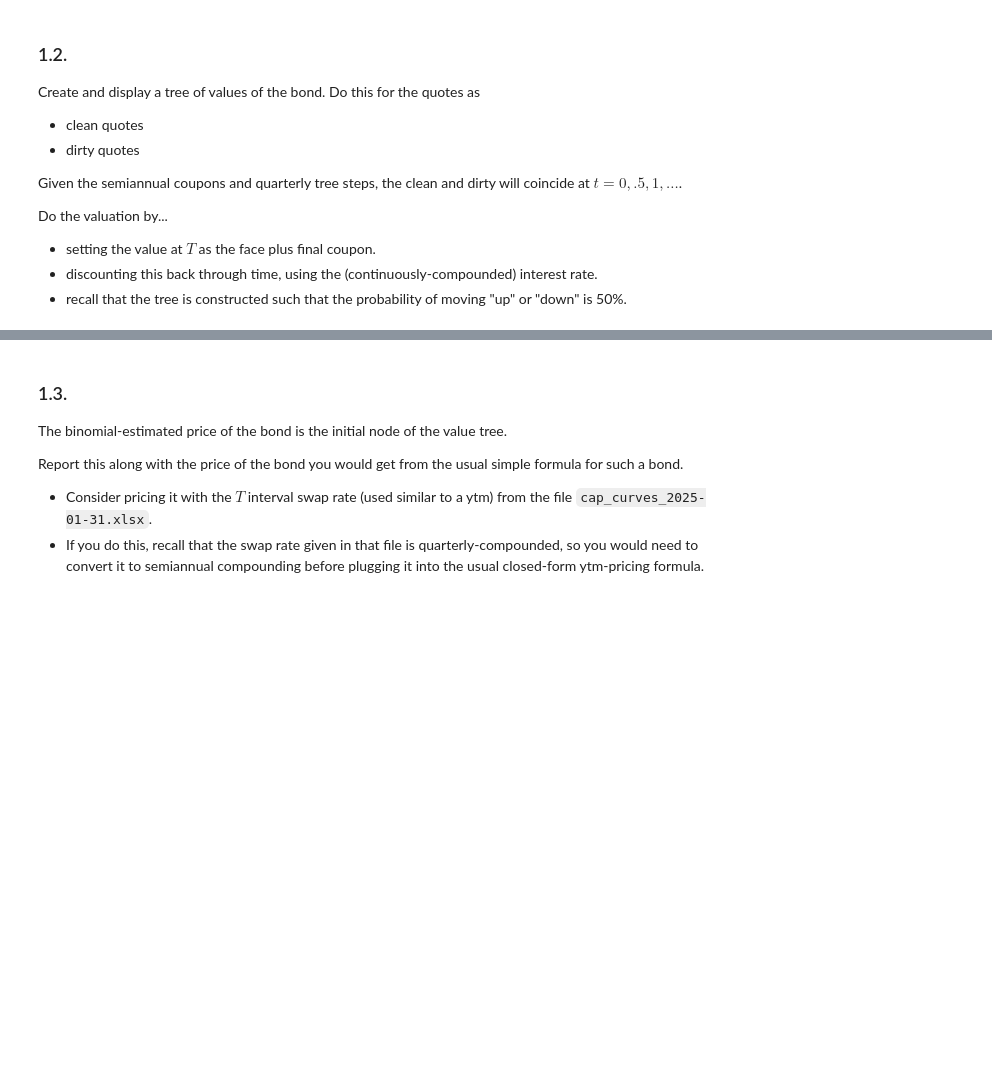
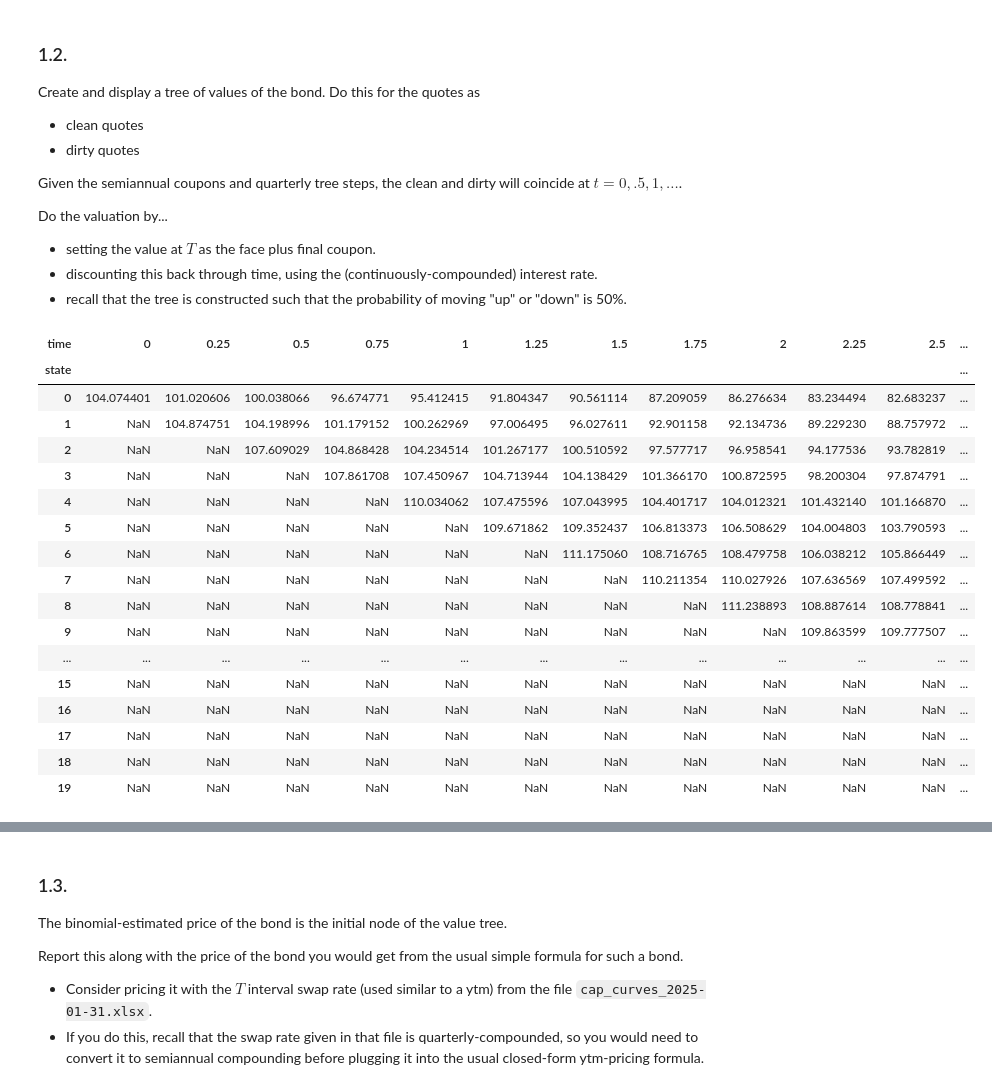
Before and after one commit to vinnyyx/finm-fiderivs-2025, a Jupyter notebook: homework/Homework 4.ipynb, the cells around one changed output, grey strips where cells are left out. Saved outputs shown, nothing was run; the diff lists cells and outputs as text; code cells hidden in the pictures; blank space fills up the shorter version.

```diff
--- a/homework/Homework 4.ipynb
+++ b/homework/Homework 4.ipynb
@@ -70,3 +71,16 @@ Note that this is essentially the hypothetical bond priced in HW 1.
 Create and display a tree of cashflows from the bond, corresponding to each node of the tree (state and time) seen in the interest rate tree.
 
 Note that the cashflows do not depend on the interest rates. Thus, report the cashflows at the time (in the column) they are actually paid out. The final payoff (face plus coupon) occurs at $T$, which is beyond the interest rate tree. You are welcome to add a column for $T$ or to consider this payoff separately and leave it out of the tree.
+# %%
+cf_df = pd.DataFrame({0: [0]})
+
+for i in range(1, 21):
+    if i == 20:
+        payout = 100 + 2.205
+    elif i % 2 == 0:
+        payout = 2.205
+    else:
+        payout = 0
+    cf_df[i / 4] = [payout]
+
+cf_df
@@ -83,3 +101,53 @@ Do the valuation by...
 * setting the value at $T$ as the face plus final coupon.
 * discounting this back through time, using the (continuously-compounded) interest rate.
 * recall that the tree is constructed such that the probability of moving "up" or "down" is 50%.
+# %%
+def price_vanilla_bond(ratetree, cpn_rate, face=100, freq=2, clean=True):
+    cpn = cpn_rate * face / freq
+    disc_tree = np.exp(ratetree / 4) # discount tree
+    val_tree = ratetree.copy()
+
+
+    for i in range(19, -1, -1):
+        time = i / 4
+        if i == 19:
+            val_tree[time] = (face + cpn) / disc_tree[time]
+            continue
+
+        avg_series = val_tree[time + 0.25].rolling(window=2).mean()
+        avg_series = avg_series.shift(-1)
+
+        if i % 2 == 0:
+            val_tree[time] = cpn + avg_series / disc_tree[time]
+        else:
+            val_tree[time] = avg_series / disc_tree[time]
+
+
+    if not clean: # add accrued interest
+        for t in range(1, 21, 2):
+            ti = t / 4
+            val_tree[ti] += cpn / 2
+
+    return val_tree
+# %%
+# clean price tree
+price_vanilla_bond(ratetree, 0.0441)
+# %% [output]
+| time | 0 | 0.25 | 0.5 | 0.75 | 1 | 1.25 | 1.5 | 1.75 | 2 | 2.25 | 2.5 | ... |
+| state |  |  |  |  |  |  |  |  |  |  |  | ... |
+| 0 | 104.074401 | 101.020606 | 100.038066 | 96.674771 | 95.412415 | 91.804347 | 90.561114 | 87.209059 | 86.276634 | 83.234494 | 82.683237 | ... |
+| 1 | NaN | 104.874751 | 104.198996 | 101.179152 | 100.262969 | 97.006495 | 96.027611 | 92.901158 | 92.134736 | 89.229230 | 88.757972 | ... |
+| 2 | NaN | NaN | 107.609029 | 104.868428 | 104.234514 | 101.267177 | 100.510592 | 97.577717 | 96.958541 | 94.177536 | 93.782819 | ... |
+| 3 | NaN | NaN | NaN | 107.861708 | 107.450967 | 104.713944 | 104.138429 | 101.366170 | 100.872595 | 98.200304 | 97.874791 | ... |
+| 4 | NaN | NaN | NaN | NaN | 110.034062 | 107.475596 | 107.043995 | 104.401717 | 104.012321 | 101.432140 | 101.166870 | ... |
+| 5 | NaN | NaN | NaN | NaN | NaN | 109.671862 | 109.352437 | 106.813373 | 106.508629 | 104.004803 | 103.790593 | ... |
+| 6 | NaN | NaN | NaN | NaN | NaN | NaN | 111.175060 | 108.716765 | 108.479758 | 106.038212 | 105.866449 | ... |
+| 7 | NaN | NaN | NaN | NaN | NaN | NaN | NaN | 110.211354 | 110.027926 | 107.636569 | 107.499592 | ... |
+| 8 | NaN | NaN | NaN | NaN | NaN | NaN | NaN | NaN | 111.238893 | 108.887614 | 108.778841 | ... |
+| 9 | NaN | NaN | NaN | NaN | NaN | NaN | NaN | NaN | NaN | 109.863599 | 109.777507 | ... |
+| ... | ... | ... | ... | ... | ... | ... | ... | ... | ... | ... | ... | ... |
+| 15 | NaN | NaN | NaN | NaN | NaN | NaN | NaN | NaN | NaN | NaN | NaN | ... |
+| 16 | NaN | NaN | NaN | NaN | NaN | NaN | NaN | NaN | NaN | NaN | NaN | ... |
+| 17 | NaN | NaN | NaN | NaN | NaN | NaN | NaN | NaN | NaN | NaN | NaN | ... |
+| 18 | NaN | NaN | NaN | NaN | NaN | NaN | NaN | NaN | NaN | NaN | NaN | ... |
+| 19 | NaN | NaN | NaN | NaN | NaN | NaN | NaN | NaN | NaN | NaN | NaN | ... |
```
Also changed, not shown: parts of 15 cells of this notebook, 1 other file.
